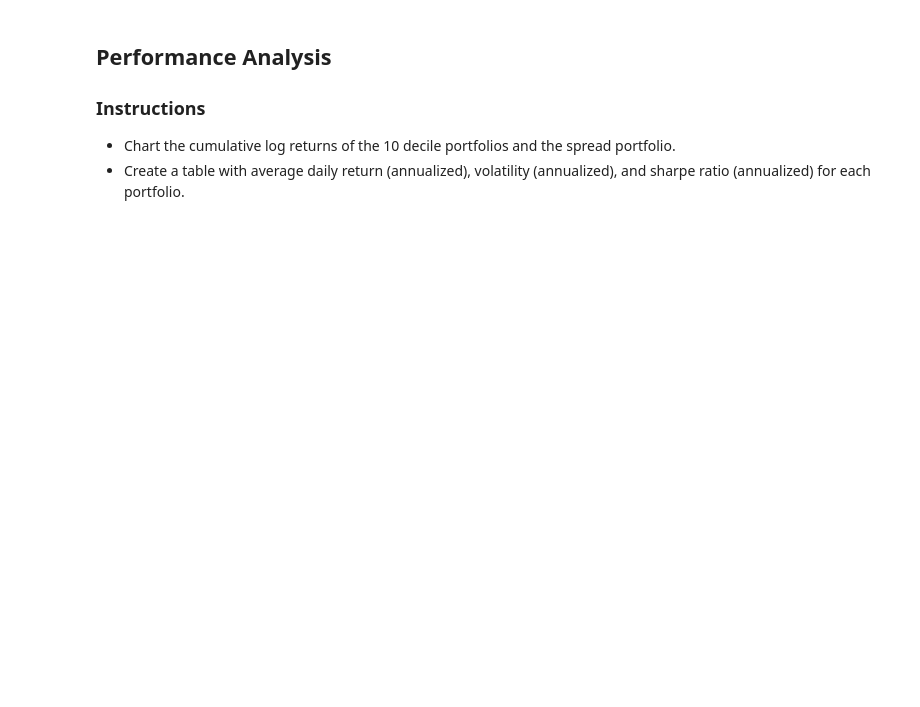
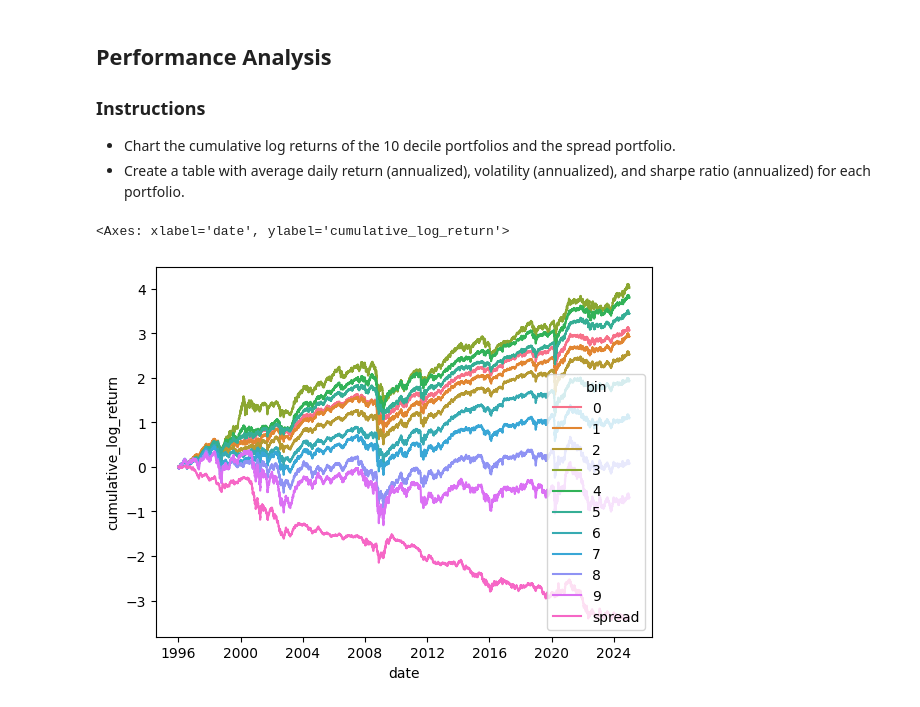
Before and after one commit to xylr11/sf-quant-labs, a Jupyter notebook: labs/lab_3.ipynb, the cells around one changed output. Cells and saved outputs as stored; diff of their text form; code cells hidden in the pictures; blank space fills up the shorter version.

```diff
--- a/labs/lab_3.ipynb
+++ b/labs/lab_3.ipynb
@@ -88,8 +126,14 @@ def task_price_filter(momentum: pl.DataFrame) -> pl.DataFrame:
     Returns:
         pl.DataFrame: Data frame with columns date, barrid, price, return, and momentum columns.
     """
-    # TODO: Finish this function
-    pass
+
+    momentum = momentum.with_columns(
+        pl.col('price').shift(1).alias('lagged_price')
+    )
+    return momentum.filter(
+        (pl.col('lagged_price') > 5) & pl.col('momentum').is_not_null()
+    ).select(['date', 'barrid', 'price', 'return', 'momentum'])
+
 
 price_filter = task_price_filter(momentum)
 
@@ -111,8 +170,8 @@ def task_momentum_bins(price_filter: pl.DataFrame) -> pl.DataFrame:
     Returns:
         pl.DataFrame: Data frame with columns date, barrid, price, return, momentum and bin columns.
     """
-    # TODO: Finish this function
-    pass
+    return price_filter.with_columns(pl.col('momentum').qcut(10).cast(pl.Int32).alias('bin')).sort(['date', 'bin'])
+
 
 momentum_bins = task_momentum_bins(price_filter)
 
@@ -137,8 +211,13 @@ def task_equal_weight_portfolios(momentum_bins: pl.DataFrame) -> pl.DataFrame:
     Returns:
         pl.DataFrame: Data frame with date as the index, bins as the columns, and returns as the values.
     """
-    # TODO: Finish this function
-    pass
+    return momentum_bins.group_by(['date', 'bin']).agg(
+        pl.col('return').mean().alias('equal_weight_return')
+    ).sort(['date', 'bin']).pivot(
+        index='date',
+        columns='bin',
+        values='equal_weight_return'
+    ).with_columns((pl.col('9') - pl.col('0')).alias('spread'))
 
 momentum_portfolios = task_equal_weight_portfolios(momentum_bins)
 
@@ -163,8 +257,12 @@ def task_cumulative_returns(momentum_portfolios: pl.DataFrame) -> pl.DataFrame:
     Returns:
         pl.DataFrame: Data frame with date, bin, return, and cumulative_log_return columns.
     """
-    # TODO: Finish this function
-    pass
+    return momentum_portfolios.unpivot(index='date', variable_name='bin', value_name='equal_weight_return').with_columns(
+        ((pl.col("equal_weight_return") / 100 + 1).log()
+         .cum_sum().over("bin"))
+        .alias("cumulative_log_return")
+    )
+
 
 momentum_returns = task_cumulative_returns(momentum_portfolios)
 
@@ -176,4 +289,7 @@ momentum_returns
 - Chart the cumulative log returns of the 10 decile portfolios and the spread portfolio.
 - Create a table with average daily return (annualized), volatility (annualized), and sharpe ratio (annualized) for each portfolio.
 # %%
-# TODO: Chart the cumulative log returns of each portfolio.
+sns.lineplot(data=momentum_returns, x='date', y='cumulative_log_return', hue='bin')
+# %% [output]
+<Axes: xlabel='date', ylabel='cumulative_log_return'>
+[figure, added]
```
Also changed, not shown: parts of 9 cells of this notebook.
